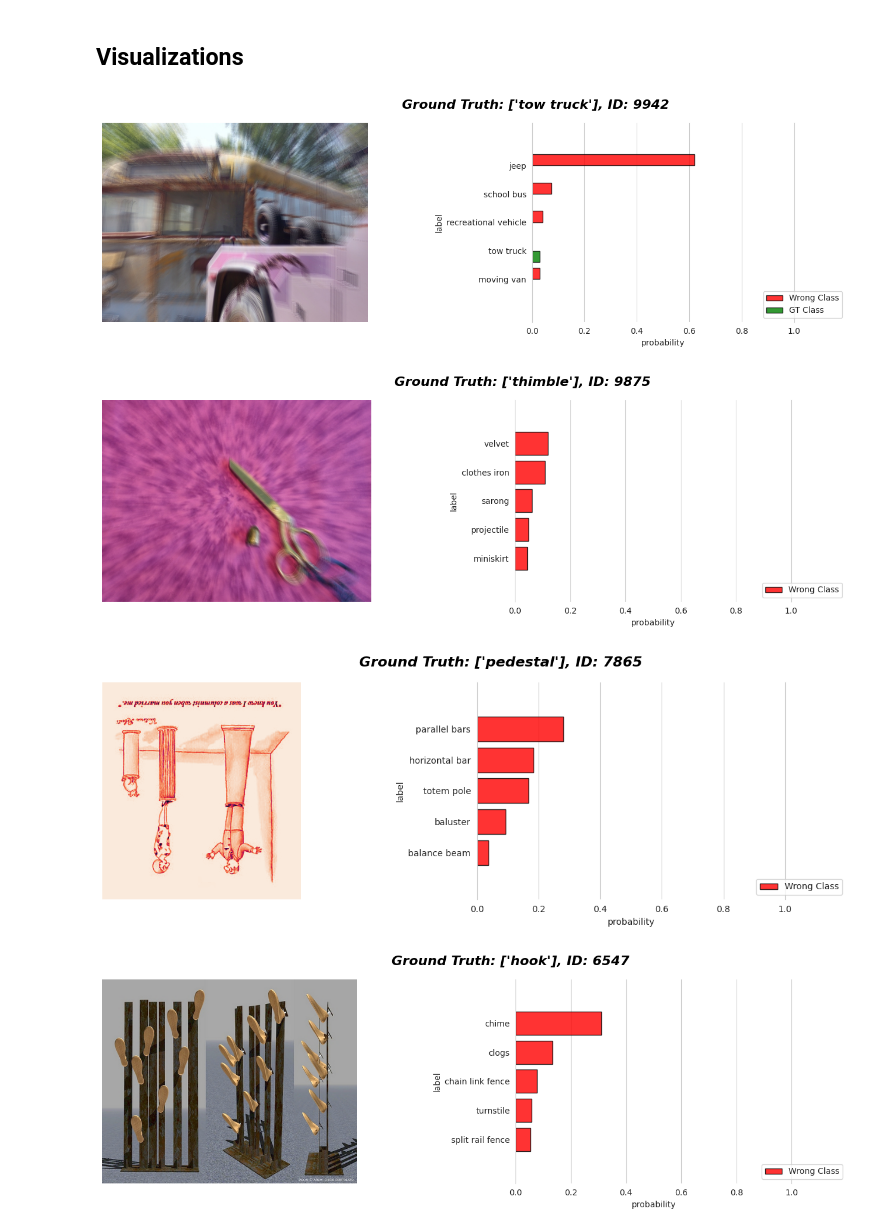
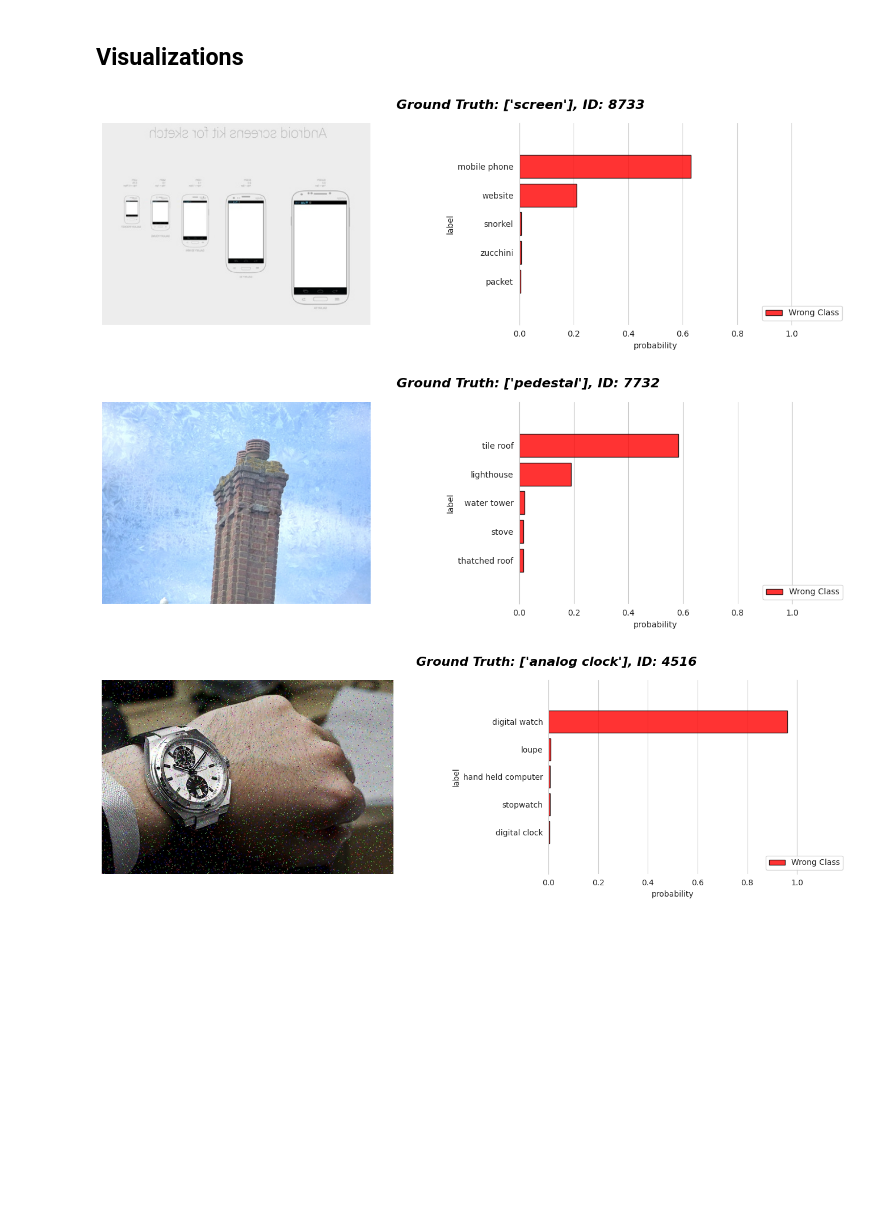
Before and after one commit to taesiri/ZoomIsAllYouNeed, a Jupyter notebook: src/ImageNet_Hard/Prompt_Engineering_for_ImageNet_Hard.ipynb, the cells around one changed output. Saved outputs shown, nothing was run; the diff lists cells and outputs as text; code cells hidden in the pictures; blank space fills up the shorter version.

```diff
--- a/src/ImageNet_Hard/Prompt_Engineering_for_ImageNet_Hard.ipynb
+++ b/src/ImageNet_Hard/Prompt_Engineering_for_ImageNet_Hard.ipynb
@@ -372,10 +354,9 @@ def plot_image(IID):
     plt.tight_layout()
     plt.show()
 # %%
-for i in np.random.randint(0, len(imagenet_hard_dataset), 5):
+for i in np.random.randint(0, len(imagenet_hard_dataset), 3):
     plot_image(int(i))
 # %% [output]
-[figure, old version]
+[figure, new version]
-[figure, old version]
+[figure, new version]
-[figure, old version]
+[figure, new version]
-[figure, removed]
```
Also changed, not shown: parts of 4 cells of this notebook, 1 other file.
